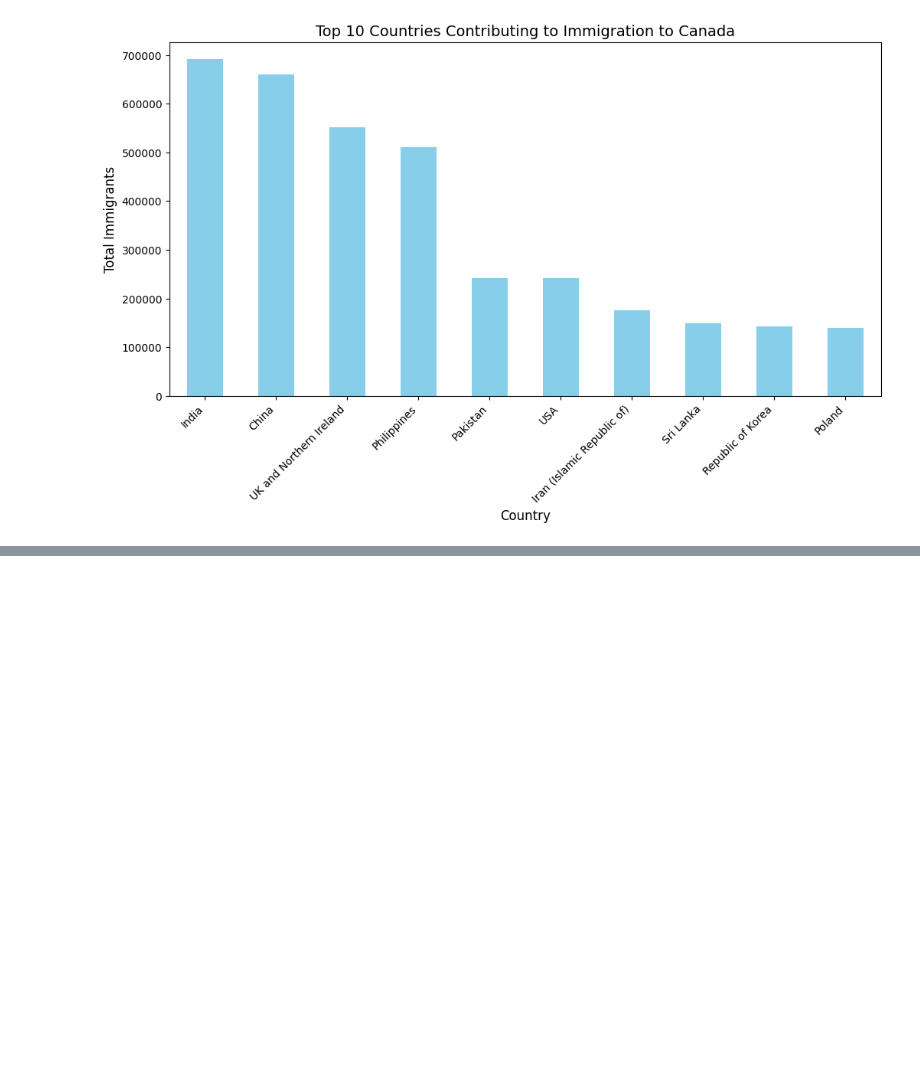
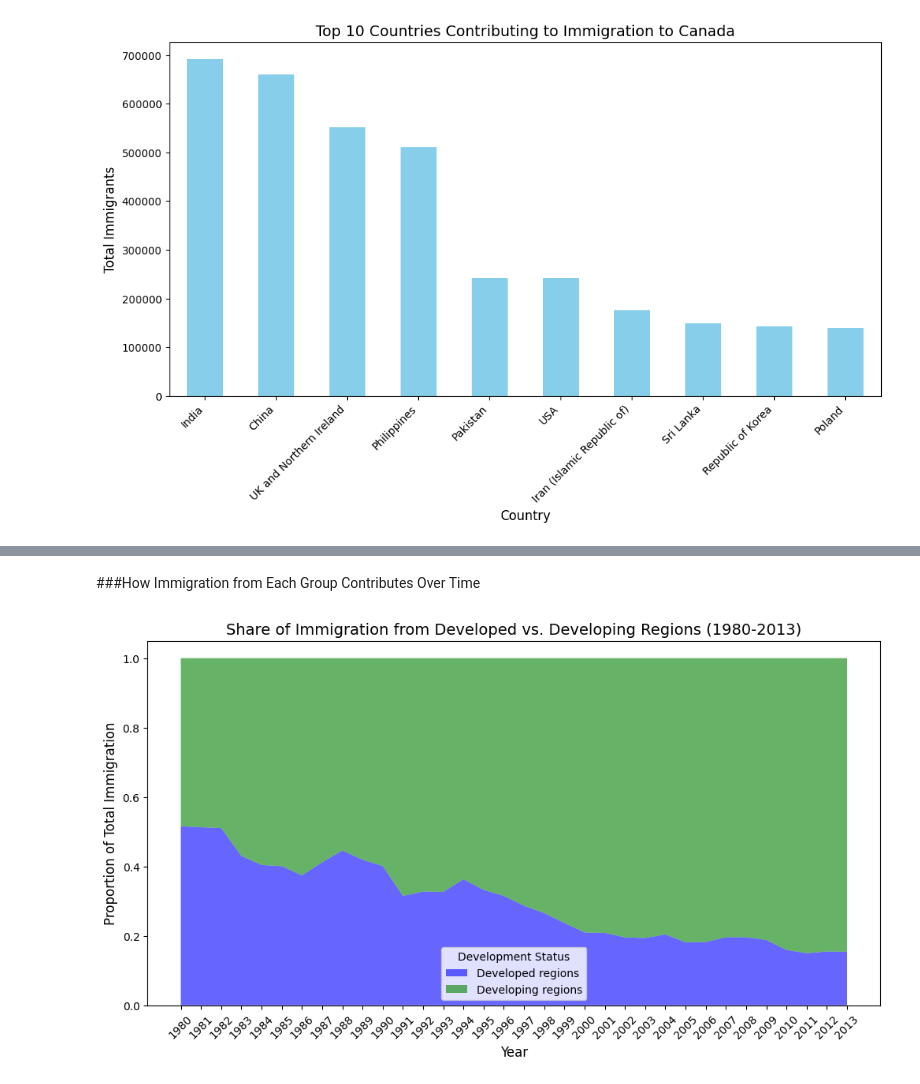
Before and after one commit to MinasyanHay/Data-Visualization, a Jupyter notebook: Project_Visualization.ipynb, the cells around one changed output, grey strips where cells are left out. Drawn from its saved outputs; the diff is of its cells as text; code cells hidden in the pictures; blank space fills up the shorter version.

```diff
--- a/Project_Visualization.ipynb
+++ b/Project_Visualization.ipynb
@@ -251,0 +282,19 @@ plt.show()
+# %% [markdown]
+###How Immigration from Each Group Contributes Over Time
+# %%
+# Normalize to show percentage share
+dev_trends_pct = dev_trends.div(dev_trends.sum(axis=1), axis=0)
+
+# Plot stacked area chart
+plt.figure(figsize=(12, 6))
+plt.stackplot(dev_trends_pct.index, dev_trends_pct.T, labels=dev_trends_pct.columns, colors=['blue', 'green'], alpha=0.6)
+
+# Formatting
+plt.title('Share of Immigration from Developed vs. Developing Regions (1980-2013)', fontsize=14)
+plt.xlabel('Year', fontsize=12)
+plt.xticks(rotation = 45)
+plt.ylabel('Proportion of Total Immigration', fontsize=12)
+plt.legend(title='Development Status')
+plt.show()
+# %% [output]
+[figure, added]
```
Also changed, not shown: parts of 9 cells of this notebook.
